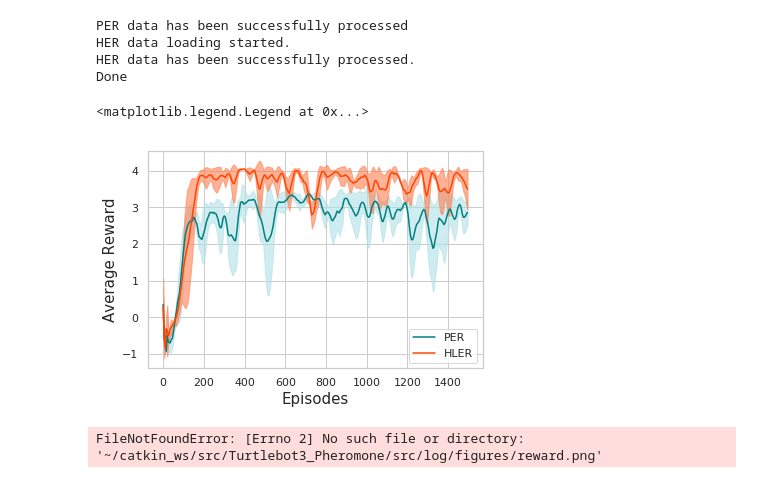
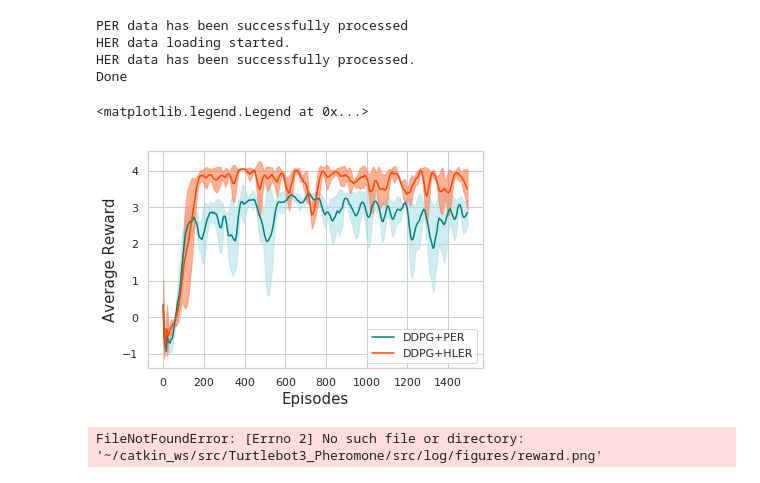
Before and after one commit to Miyembe/Turtlebot3_Pheromone, a Jupyter notebook: src/reward_plot_fill_btw.ipynb, the cells around one changed output. Saved outputs shown, nothing was run; the diff lists cells and outputs as text; code cells hidden in the pictures.

```diff
--- a/src/reward_plot_fill_btw.ipynb
+++ b/src/reward_plot_fill_btw.ipynb
@@ -88,23 +88,23 @@ Done
 # %%
 #avg_data = average_data(avg_data, 5)
 #print(data)
 #print(avg_data)
 
 
 sns.set(style="whitegrid")
-plt.plot(eps, data_mean_per, color="teal", label="PER")
+plt.plot(eps, data_mean_per, color="teal", label="DDPG+PER")
 plt.rcParams['font.family'] = 'cursive'
 plt.rc('font',**{'family':'serif','serif':['Times']})
 plt.fill_between(eps, upper_data_per, lower_data_per, color="powderblue", alpha=0.6)
-plt.plot(eps, data_mean_her, color="orangered", label="HLER")
+plt.plot(eps, data_mean_her, color="orangered", label="DDPG+HLER")
 plt.fill_between(eps, upper_data_her, lower_data_her, color="coral", alpha=0.6)
 plt.xlabel("Episodes", fontsize=15)
 plt.ylabel("Average Reward", fontsize=15)
 plt.legend()
 #reward_plot = sns.lineplot(data=avg_data, x="Episode", y="Average Reward")
 # %% [output]
 <matplotlib.legend.Legend at 0x...>
-[figure, old version]
+[figure, new version]
 # %%
 plt.savefig('~/catkin_ws/src/Turtlebot3_Pheromone/src/log/figures/reward.png', dpi=300)
 # %% [output]
```
Also changed, not shown: 3 other files.
